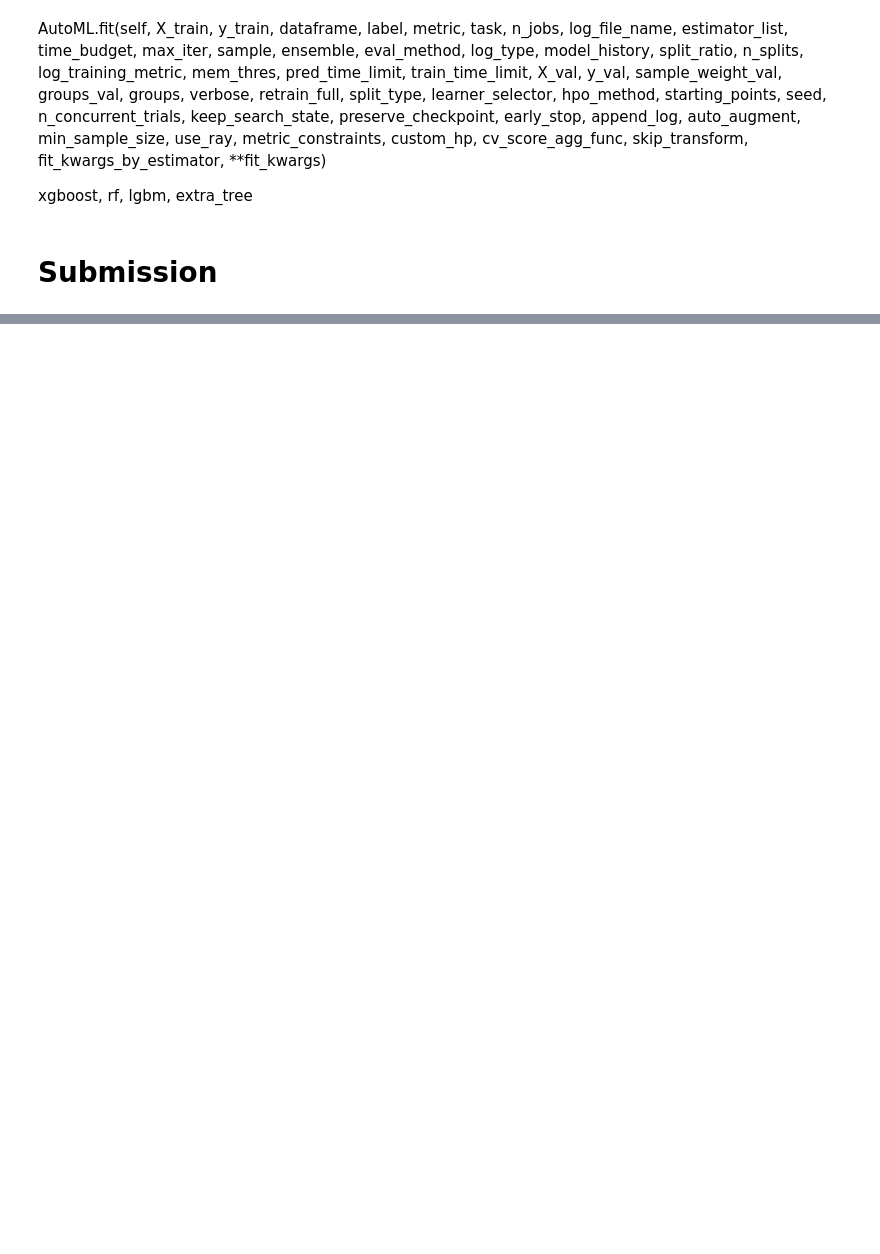
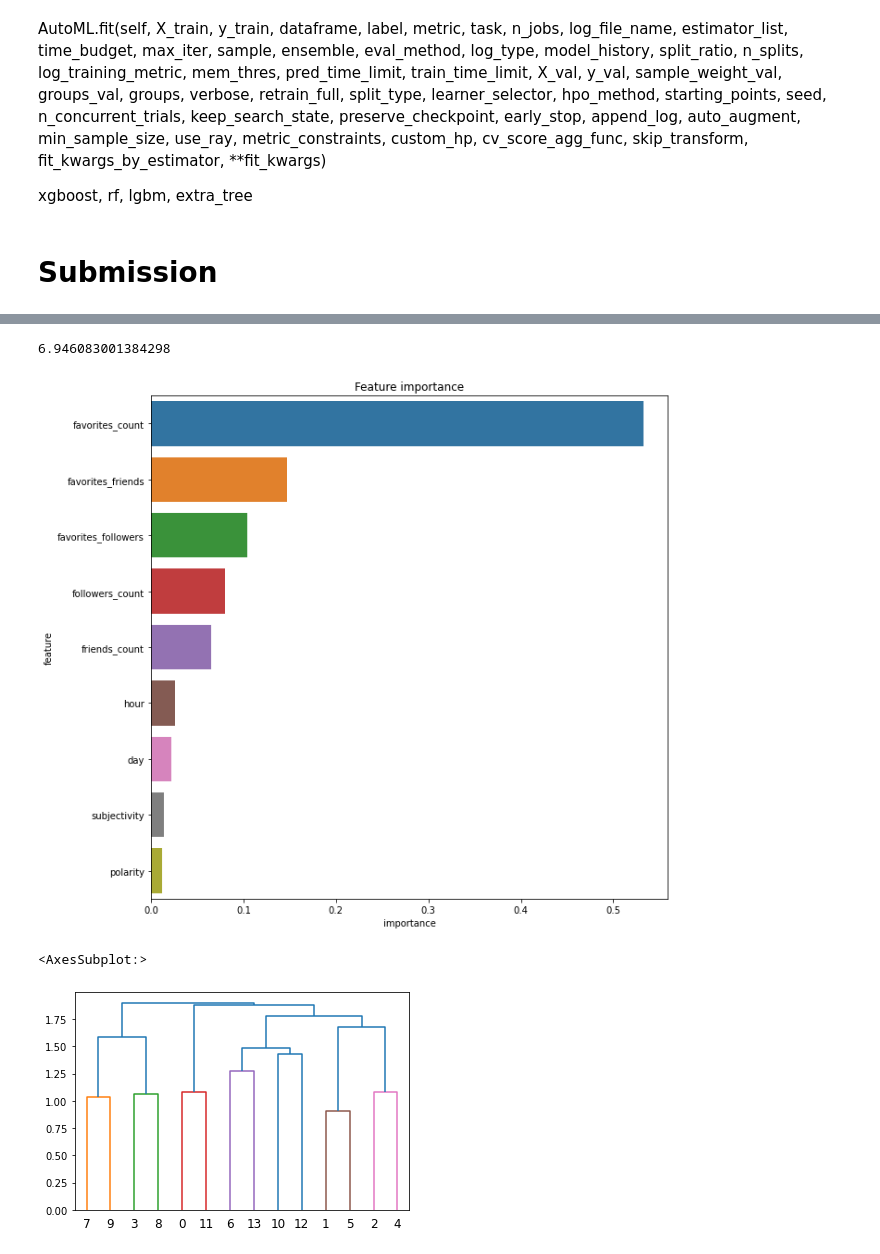
Before and after one commit to antoinegleisberg/INF554_kaggle, a Jupyter notebook: AutoML.ipynb, the cells around one changed output, grey strips where cells are left out. Saved outputs shown, nothing was run; the diff lists cells and outputs as text; code cells hidden in the pictures; blank space fills up the shorter version.

```diff
--- a/AutoML.ipynb
+++ b/AutoML.ipynb
@@ -103,6 +107,8 @@ def logtransformdrop(dataframe, cols):
     return dataframe
 # %% [markdown]
 ## Data processing
+# %%
+col=['TweetID','followers_count','friends_count','favorites_count', 'statuses_count','verified', 'url_count','followers_friends', 'favorites_followers', 'favorites_friends', 'hour', 'day', 'polarity', 'subjectivity']
 # %%
 new_X_train=feature_engineering(X_train)
 new_X_train=time_engineering(new_X_train)
@@ -116,7 +132,7 @@ from flaml import AutoML
 automl = AutoML()
 
 settings = {
-    "time_budget": 1800,  # total running time in seconds
+    "time_budget": 300,  # total running time in seconds
     "metric": 'mae',  # can be: 'r2', 'rmse', 'mae', 'mse', 'accuracy', 'roc_auc', 'roc_auc_ovr',
                            # 'roc_auc_ovo', 'log_loss', 'mape', 'f1', 'ap', 'ndcg', 'micro_f1', 'macro_f1'
     "task": 'regression',  # task type
@@ -124,7 +140,7 @@ settings = {
     "seed": 7654321,    # random seed
 }
 
-automl.fit(new_X_train.drop(['TweetID'], axis=1), y_train, **settings)
+automl.fit(new_X_train.drop(['TweetID','verified', 'url_count', 'followers_friends', 'statuses_count'], axis=1), y_train, **settings)
 # Print the best model
 print(automl.model.estimator)
 # %% [output]
@@ -179,0 +196,44 @@ print(importances)
+# %%
+#import RandomForestRegressor
+from sklearn.ensemble import RandomForestRegressor
+#import ExtraTreesRegressor
+from sklearn.ensemble import ExtraTreesRegressor
+
+model=RandomForestRegressor(max_features=0.9880212306377765, max_leaf_nodes=17416,
+                      n_estimators=109, n_jobs=-1)
+model.fit(new_X_train.drop(['TweetID','verified', 'url_count', 'followers_friends', 'statuses_count'], axis=1), y_train)
+y_pred = model.predict(new_X_test.drop(['TweetID','verified', 'url_count', 'followers_friends', 'statuses_count'], axis=1))
+y_pred = np.round(y_pred)
+#mean absolute error
+from sklearn.metrics import mean_absolute_error
+print(mean_absolute_error(y_test, y_pred))
+# %% [output]
+6.946083001384298
+# %%
+#plot feature importance
+import matplotlib.pyplot as plt
+import seaborn as sns
+%matplotlib inline
+feature_importance = pd.DataFrame({'feature': new_X_train.drop(['TweetID','verified', 'url_count', 'followers_friends', 'statuses_count'], axis=1).columns, 'importance': model.feature_importances_})
+plt.figure(figsize=(10, 10))
+sns.barplot(data=feature_importance.sort_values(by='importance', ascending=False), x='importance', y='feature')
+plt.title('Feature importance')
+plt.show()
+
+
+# plot correlation of features
+from scipy.cluster import hierarchy
+import seaborn as sbn
+
+order = np.array(hierarchy.dendrogram(
+    hierarchy.ward(new_X_train.corr()),no_plot=False)['ivl'], dtype="int")
+
+rearranged_cov = new_X_train.corr().iloc[order, order]
+
+plt.figure(figsize=(16, 16))
+
+sbn.heatmap(rearranged_cov, annot=True, cmap="RdBu_r", center=0)
+# %% [output]
+[figure, added]
+<AxesSubplot:>
+[figure, added]
```
Also changed, not shown: parts of 14 cells of this notebook.
